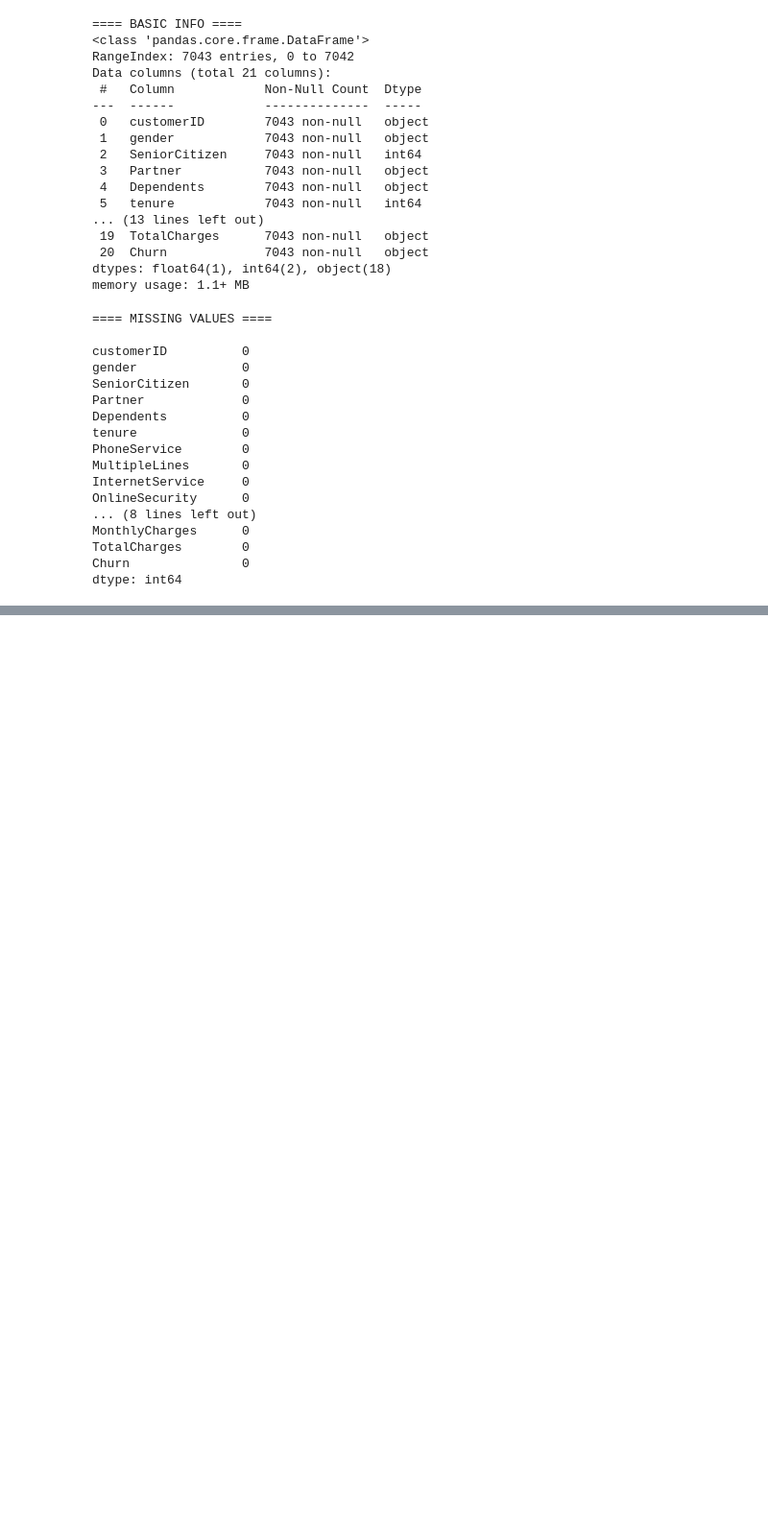
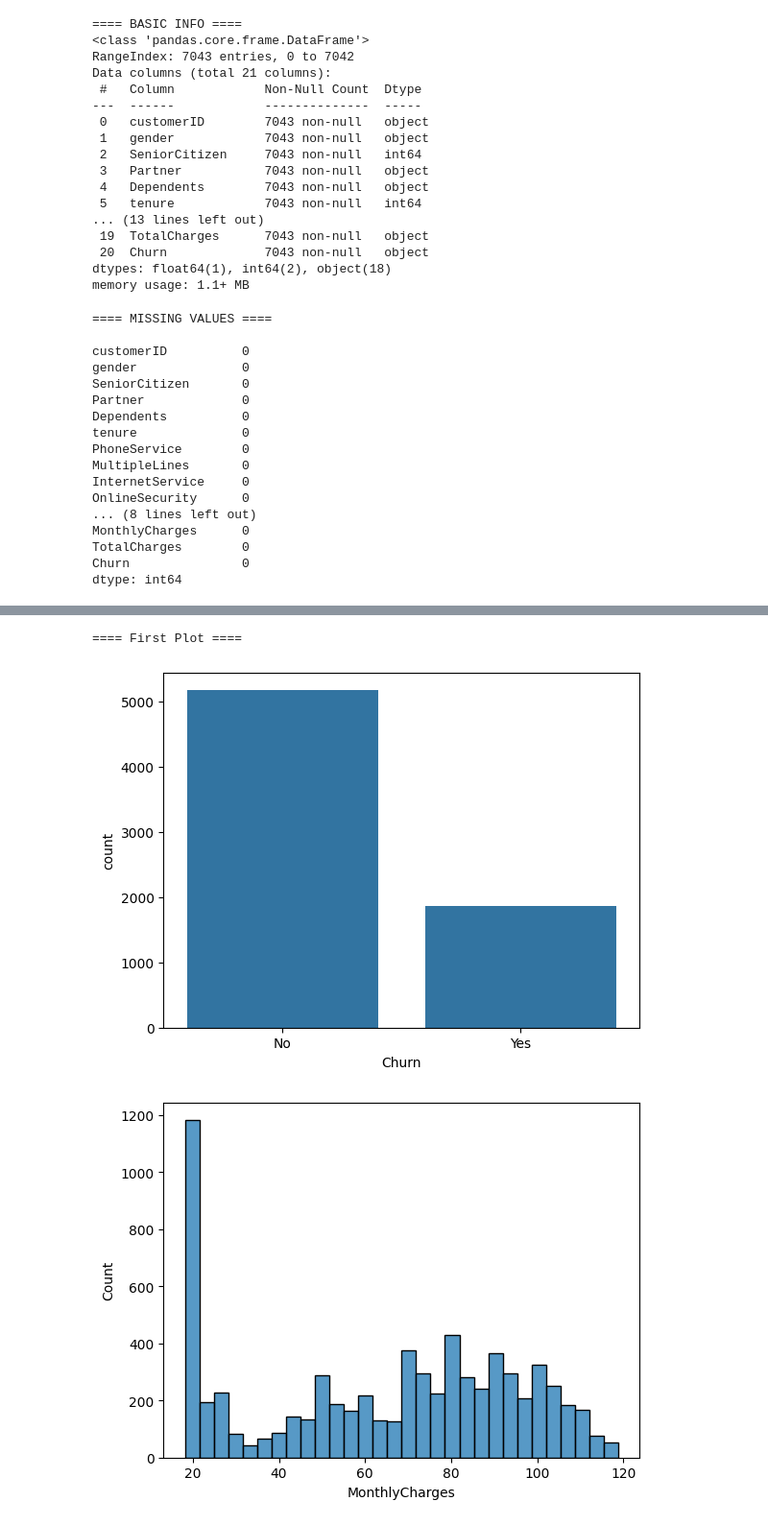
Before and after one commit to Yenuli0808/CM2604_Telco_Customer_Churn-CW, a Jupyter notebook: notebooks/01_data_exploration.ipynb, the cells around one changed output, grey strips where cells are left out. Shown at 96% size. Cells and saved outputs as stored; diff of their text form; code cells hidden in the pictures; blank space fills up the shorter version.

```diff
--- a/notebooks/01_data_exploration.ipynb
+++ b/notebooks/01_data_exploration.ipynb
@@ -96,0 +136,12 @@ dtype: int64
+# %%
+print("==== First Plot ====\n")
+
+sns.countplot(x='Churn', data=df)
+plt.show()
+
+sns.histplot(df['MonthlyCharges'],bins=30)
+plt.show()
+# %% [output]
+==== First Plot ====
+[figure, added]
+[figure, added]
```
Also changed, not shown: parts of 3 cells of this notebook.
